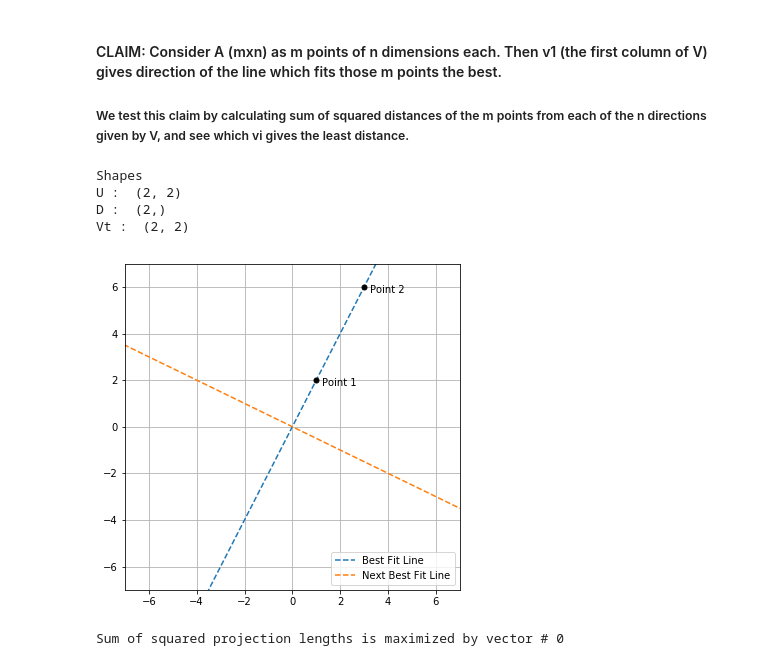
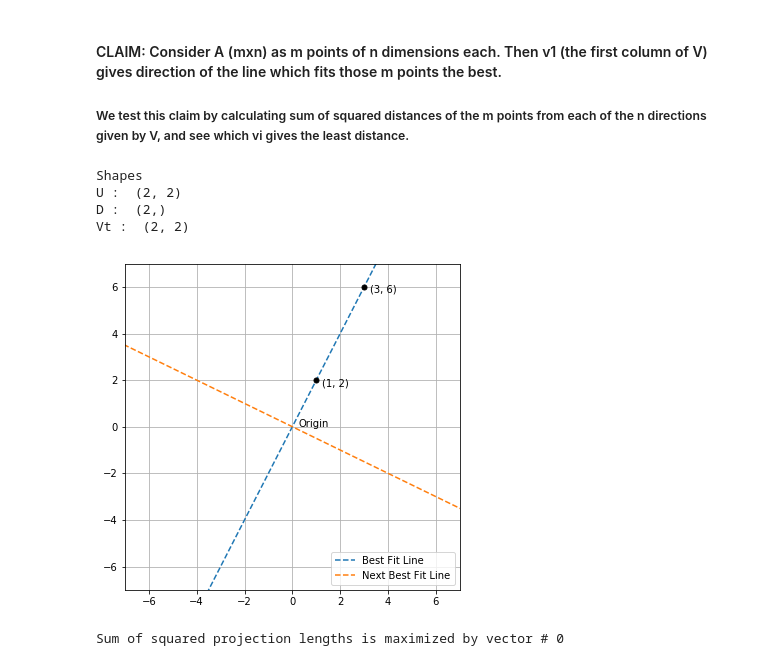
Before and after one commit to talwarabhimanyu/Learning-by-Coding, a Jupyter notebook: SVD/Linear Algebra.ipynb, the cells around one changed output. Drawn from its saved outputs; the diff is of its cells as text; code cells hidden in the pictures.

```diff
--- a/SVD/Linear Algebra.ipynb
+++ b/SVD/Linear Algebra.ipynb
@@ -38,36 +38,37 @@ print('Shapes')
 print('U : ', U.shape)
 print('D : ', D.shape)
 print('Vt : ', Vt.shape)
 v1 = Vt.T[:,0]
 v2 = Vt.T[:,1]
 xticks = np.linspace(-10, 10, num=21)
 slope_best_line = v1[1]/v1[0]
 best_line = xticks*slope_best_line
 slope_next_best_line = v2[1]/v2[0]
 next_best_line = xticks*slope_next_best_line
 fig, ax = plt.subplots()
 fig.set_size_inches((6,6))
 line1 = ax.plot(xticks, best_line, '--', \
              linewidth=1.5, label='Best Fit Line')
 line2 = ax.plot(xticks, next_best_line, '--', \
              linewidth=1.5, label='Next Best Fit Line')
 point1 = ax.plot(A[0,0], A[0,1], marker='.', markersize=10, \
                  color='black')
-ax.annotate('Point 1', xy=(1,2), xytext=(1.25, 1.75))
-ax.annotate('Point 2', xy=(3,6), xytext=(3.25, 5.75))
+ax.annotate('({}, {})'.format(A[0,0], A[0,1]), xy=(1,2), xytext=(1.25, 1.75))
+ax.annotate('({}, {})'.format(A[1,0], A[1,1]), xy=(3,6), xytext=(3.25, 5.75))
+ax.annotate('Origin', xy=(0,0), xytext=(0.25, 0))
 point2 = ax.plot(A[1,0], A[1,1], marker='.', markersize=10, \
                  color='black')
 _ = ax.legend(loc='lower right')
 plt.grid()
 _ = ax.set_xlim((-7, 7))
 _ = ax.set_ylim((-7, 7))
 fig.savefig('2D Example.png')
 # %% [output]
 Shapes
 U :  (2, 2)
 D :  (2,)
 Vt :  (2, 2)
-[figure, old version]
+[figure, new version]
 # %%
 projection_lengths = np.matmul(img, Vt.T)
 squared_sum_proj_lengths = (projection_lengths**2).sum(axis=0)
```
Also changed, not shown: parts of 1 cell of this notebook, 1 other file.
